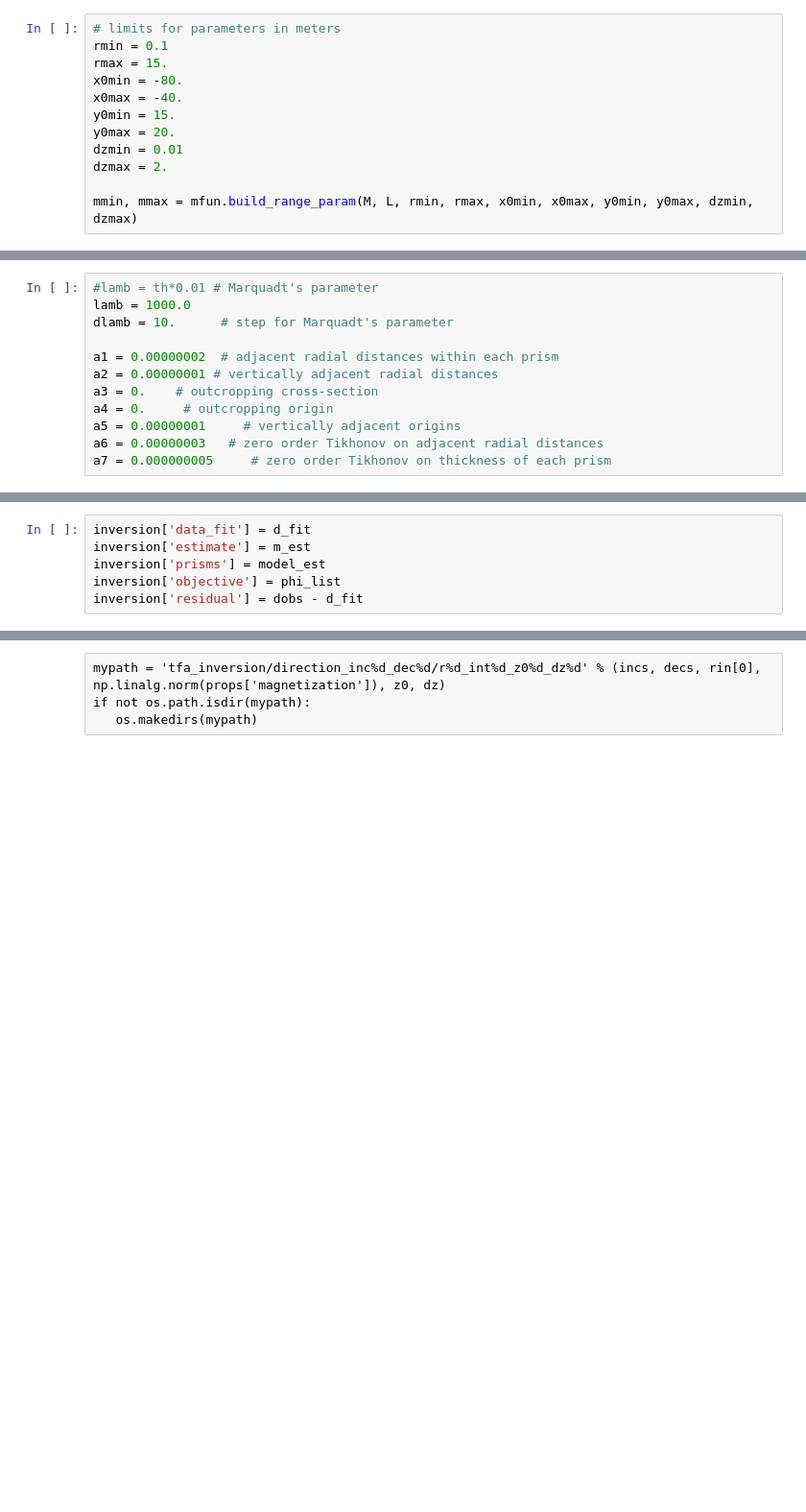
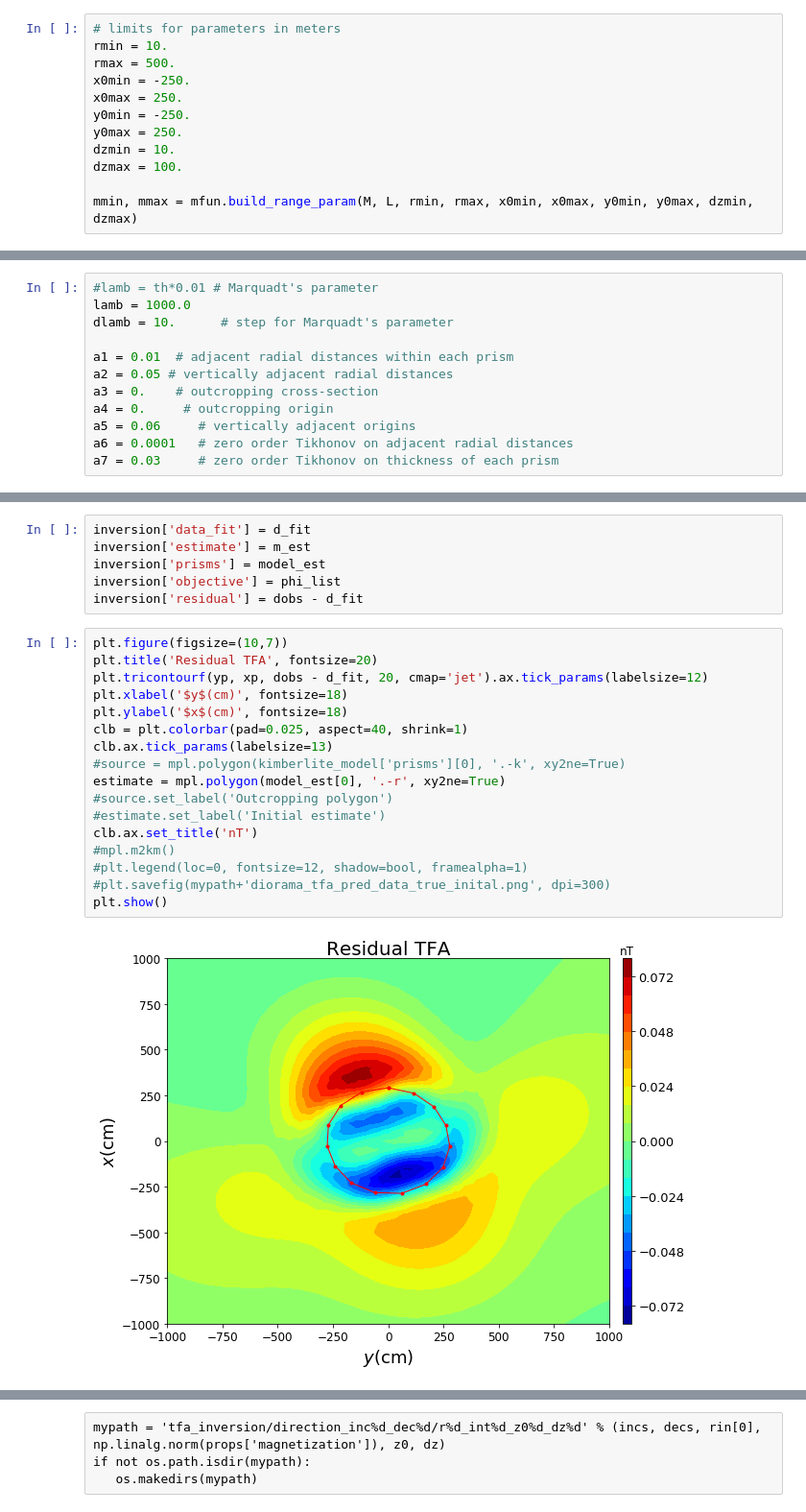
Before and after one commit to pinga-lab/magnetic-radial-inversion, a Jupyter notebook: code/funnel/tfa_inversion_airborne_lines.ipynb, the cells around one changed output, grey strips where cells are left out. Shown: that part at 96% size. Saved outputs shown, nothing was run; the diff lists cells and outputs as text; blank space fills up the shorter version.

```diff
--- a/code/funnel/tfa_inversion_airborne_lines.ipynb
+++ b/code/funnel/tfa_inversion_airborne_lines.ipynb
@@ -88,14 +92,14 @@ model0 = mfun.param2polyprism(m0, M, L, z0, props) # list of classes of prisms
 d0 = polyprism.tf(xp, yp, zp, model0, inc, dec)
 # %%
 # limits for parameters in meters
-rmin = 0.1
-rmax = 15.
-x0min = -80.
-x0max = -40.
-y0min = 15.
-y0max = 20.
-dzmin = 0.01
-dzmax = 2.
+rmin = 10.
+rmax = 500.
+x0min = -250.
+x0max = 250.
+y0min = -250.
+y0max = 250.
+dzmin = 10.
+dzmax = 100.
 
 mmin, mmax = mfun.build_range_param(M, L, rmin, rmax, x0min, x0max, y0min, y0max, dzmin, dzmax)
 # %%
@@ -154,13 +158,13 @@ plt.show()
 lamb = 1000.0
 dlamb = 10.      # step for Marquadt's parameter
 
-a1 = 0.00000002  # adjacent radial distances within each prism
-a2 = 0.00000001 # vertically adjacent radial distances
+a1 = 0.01  # adjacent radial distances within each prism
+a2 = 0.05 # vertically adjacent radial distances
 a3 = 0.    # outcropping cross-section
 a4 = 0.     # outcropping origin
-a5 = 0.00000001     # vertically adjacent origins
-a6 = 0.00000003   # zero order Tikhonov on adjacent radial distances
-a7 = 0.000000005     # zero order Tikhonov on thickness of each prism
+a5 = 0.06     # vertically adjacent origins
+a6 = 0.0001   # zero order Tikhonov on adjacent radial distances
+a7 = 0.03     # zero order Tikhonov on thickness of each prism
 # %%
 alpha = np.array([a1, a2, a3, a4, a5, a6, a7])
 # %%
@@ -191,3 +213,22 @@ inversion['estimate'] = m_est
 inversion['prisms'] = model_est
 inversion['objective'] = phi_list
 inversion['residual'] = dobs - d_fit
+# %%
+plt.figure(figsize=(10,7))
+plt.title('Residual TFA', fontsize=20)
+plt.tricontourf(yp, xp, dobs - d_fit, 20, cmap='jet').ax.tick_params(labelsize=12)
+plt.xlabel('$y$(cm)', fontsize=18)
+plt.ylabel('$x$(cm)', fontsize=18)
+clb = plt.colorbar(pad=0.025, aspect=40, shrink=1)
+clb.ax.tick_params(labelsize=13)
+#source = mpl.polygon(kimberlite_model['prisms'][0], '.-k', xy2ne=True)
+estimate = mpl.polygon(model_est[0], '.-r', xy2ne=True)
+#source.set_label('Outcropping polygon')
+#estimate.set_label('Initial estimate')
+clb.ax.set_title('nT')
+#mpl.m2km()
+#plt.legend(loc=0, fontsize=12, shadow=bool, framealpha=1)
+#plt.savefig(mypath+'diorama_tfa_pred_data_true_inital.png', dpi=300)
+plt.show()
+# %% [output]
+[figure, added]
```
Also changed, not shown: parts of 11 cells of this notebook, 4 other files.
